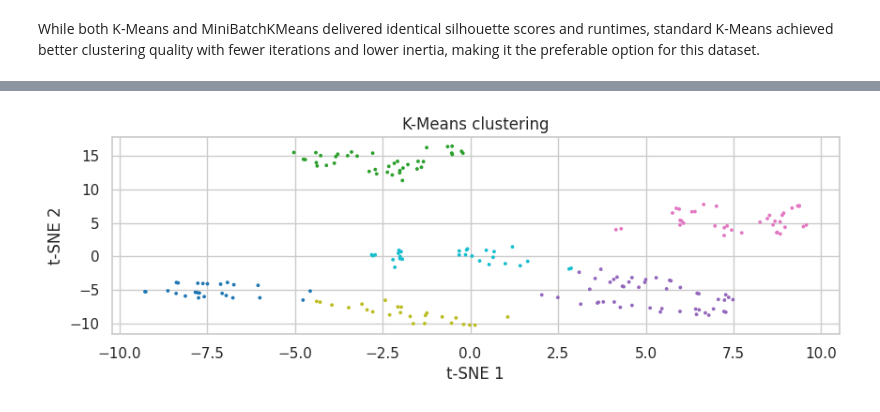
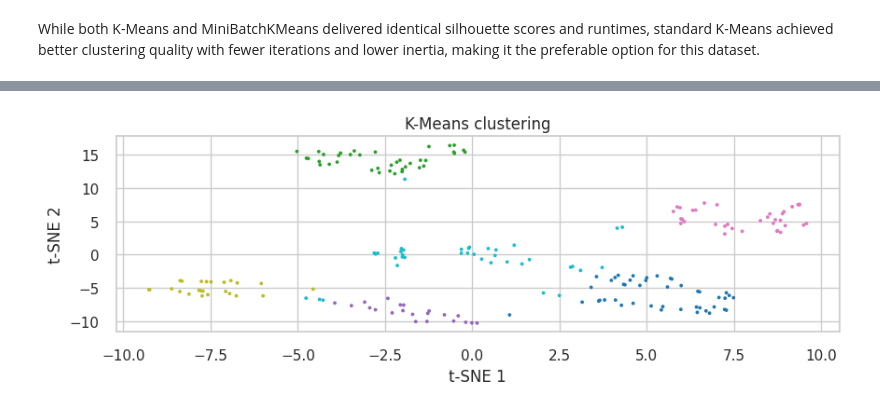
Before and after one commit to Bira0/GroupB, a Jupyter notebook: Mall_Customers.ipynb, the cells around one changed output, grey strips where cells are left out. Drawn from its saved outputs; the diff is of its cells as text; code cells hidden in the pictures.

```diff
--- a/Mall_Customers.ipynb
+++ b/Mall_Customers.ipynb
@@ -208,10 +206,8 @@ sum_variance = np.cumsum(pca.explained_variance_ratio_)
 
 count = 0
 for i in sum_variance:
-  count += 1
-
-  if i >= 0.95 and i<= 90:
-    break
+  if i <= 0.95:
+    count += 1
 
 print(count)
 # %% [output]
@@ -389,7 +374,7 @@ According to both the Elbow and Silhouette scores, Best K is 6
 # %%
 for k in [6, 5]:
     kmeans = KMeans(n_clusters=k, n_init=10, random_state=42)
-    labels = kmeans.fit_predict(X_tsne)
+    labels = kmeans.fit_predict(X_pca)
     plt.figure(figsize=(10,6))
     plt.scatter(X_tsne[:,0], X_tsne[:,1], c=labels, cmap='tab10', s=20, alpha=0.5)
     plt.title(f'K-Means clustering (k={k})')
@@ -438,0 +388,10 @@ for k in [2, 4, 5, 6]:
+# %%
+from yellowbrick.cluster import SilhouetteVisualizer
+for k in [2,4,5,6]:
+   model = KMeans(n_clusters=k,random_state=42)
+   visualizer = SilhouetteVisualizer(model, colors='yellowbrick')
+   visualizer.fit(X_pca)
+   plt.title(f'Silhouette Plot (k = {k})')
+   plt.xlabel('Silhouette Coefficient')
+   plt.ylabel('Samples')
+   plt.show()
@@ -511,10 +477,11 @@ Silhouette score reveals that 6 & 5 are our best options
 # %%
-for k in [6, 5]:
+for k in [6, 10, 11]:
     kmeans = KMeans(n_clusters=k, n_init=10, random_state=42)
-    labels = kmeans.fit_predict(X_tsne)
+    labels = kmeans.fit_predict(X_pca)
     plt.figure(figsize=(10,6))
     plt.scatter(X_tsne[:,0], X_tsne[:,1], c=labels, cmap='tab10', s=3)
     plt.title(f'K-Means clustering (k={k})')
-    plt.xlabel('t-SNE 1'); plt.ylabel('t-SNE 1')
+    plt.xlabel('t-SNE 1')
+    plt.ylabel('t-SNE 2')
     plt.show()
 # %% [output]
@@ -781,25 +758,25 @@ print(f"Number of noise points:     {n_noise}")
 # %%
 #Plot clusters and compare to K-Means clusters
 kmeans = KMeans(n_clusters=6, n_init=10, random_state=42)
-kmeans_labels = kmeans.fit_predict(X_tsne)
-# K_means plotting
+kmeans_labels = kmeans.fit_predict(X_pca)
+# K_means plot
 plt.figure(figsize=(10,6))
 plt.subplot(211)
 plt.scatter(X_tsne[:,0], X_tsne[:,1], c=labels, cmap='tab10', s=3)
 plt.title('DBSCAN clustering')
 plt.xlabel('t-SNE 1')
 plt.ylabel('t-SNE 2')
 plt.grid(True)
 plt.show()
-# dbscan plotting
+# dbscan plot
 plt.figure(figsize=(10,6))
 plt.subplot(212)
 plt.scatter(X_tsne[:,0], X_tsne[:,1], c=kmeans_labels, cmap='tab10', s=3)
 plt.title('K-Means clustering')
 plt.xlabel('t-SNE 1')
 plt.ylabel('t-SNE 2')
 plt.grid(True)
 plt.show()
 # %% [output]
 [figure]
-[figure, old version]
+[figure, new version]
```
Also changed, not shown: parts of 34 cells of this notebook.
